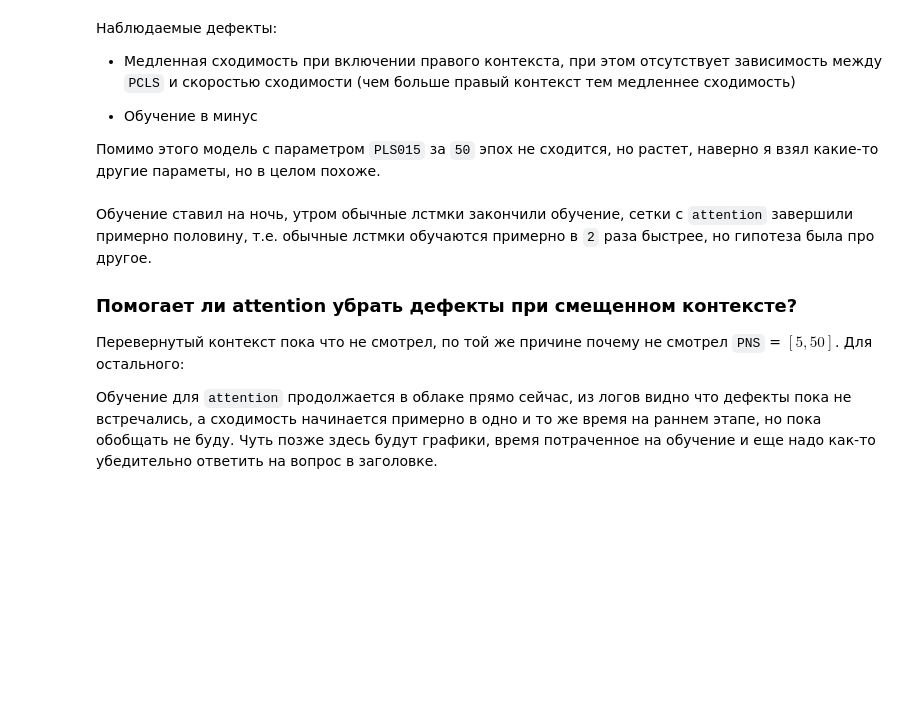
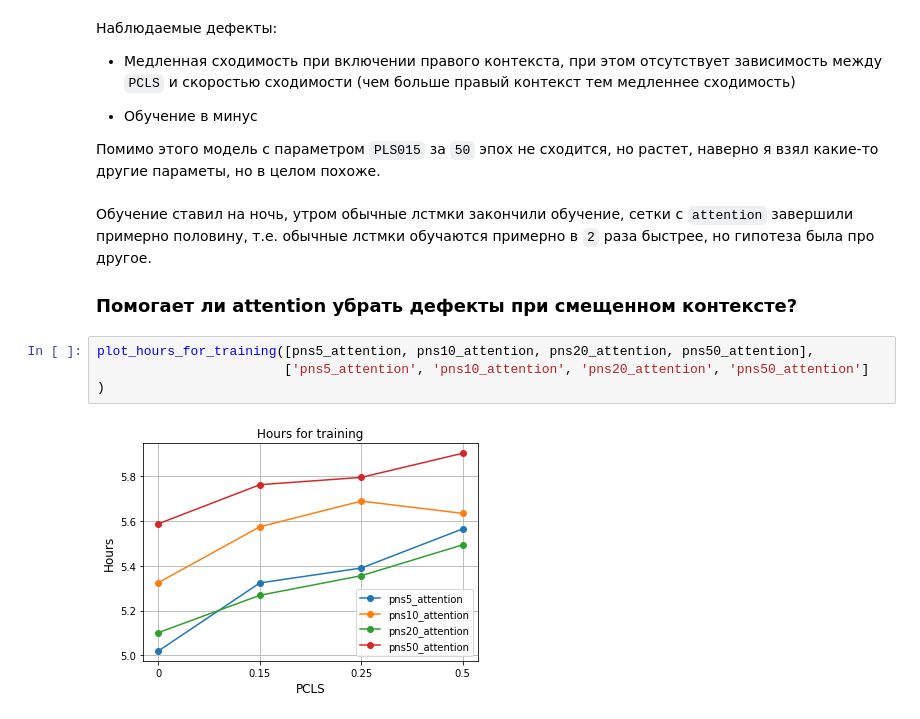
Before and after one commit to okulovsky/grammar_ru, a Jupyter notebook: notebooks/2022 Autumn/AttentionAffect.ipynb, the cells around one changed output. Saved outputs shown, nothing was run; the diff lists cells and outputs as text; blank space fills up the shorter version.

Commit message:
report done & attention_2d: v1

````diff
--- a/notebooks/2022 Autumn/AttentionAffect.ipynb
+++ b/notebooks/2022 Autumn/AttentionAffect.ipynb
@@ -87,7 +123,9 @@ plot(pns10, "PNS10"), plot(pns20, "PNS20")
 Обучение ставил на ночь, утром обычные лстмки закончили обучение, сетки с ```attention``` завершили примерно половину, т.е. обычные лстмки обучаются примерно в ```2``` раза быстрее, но гипотеза была про другое.
 
 ###  Помогает ли attention убрать дефекты при смещенном контексте?
-
-Перевернутый контекст пока что не смотрел, по той же причине почему не смотрел ```PNS``` = $[5, 50]$. Для остального:
-
-Обучение для ```attention``` продолжается в облаке прямо сейчас, из логов видно что дефекты пока не встречались, а сходимость начинается примерно в одно и то же время на раннем этапе, но пока обобщать не буду. Чуть позже здесь будут графики, время потраченное на обучение и еще надо как-то убедительно ответить на вопрос в заголовке.
+# %%
+plot_hours_for_training([pns5_attention, pns10_attention, pns20_attention, pns50_attention],
+                        ['pns5_attention', 'pns10_attention', 'pns20_attention', 'pns50_attention']
+)
+# %% [output]
+[figure, added]
````
Also changed, not shown: parts of 21 cells of this notebook, 11 other files.
